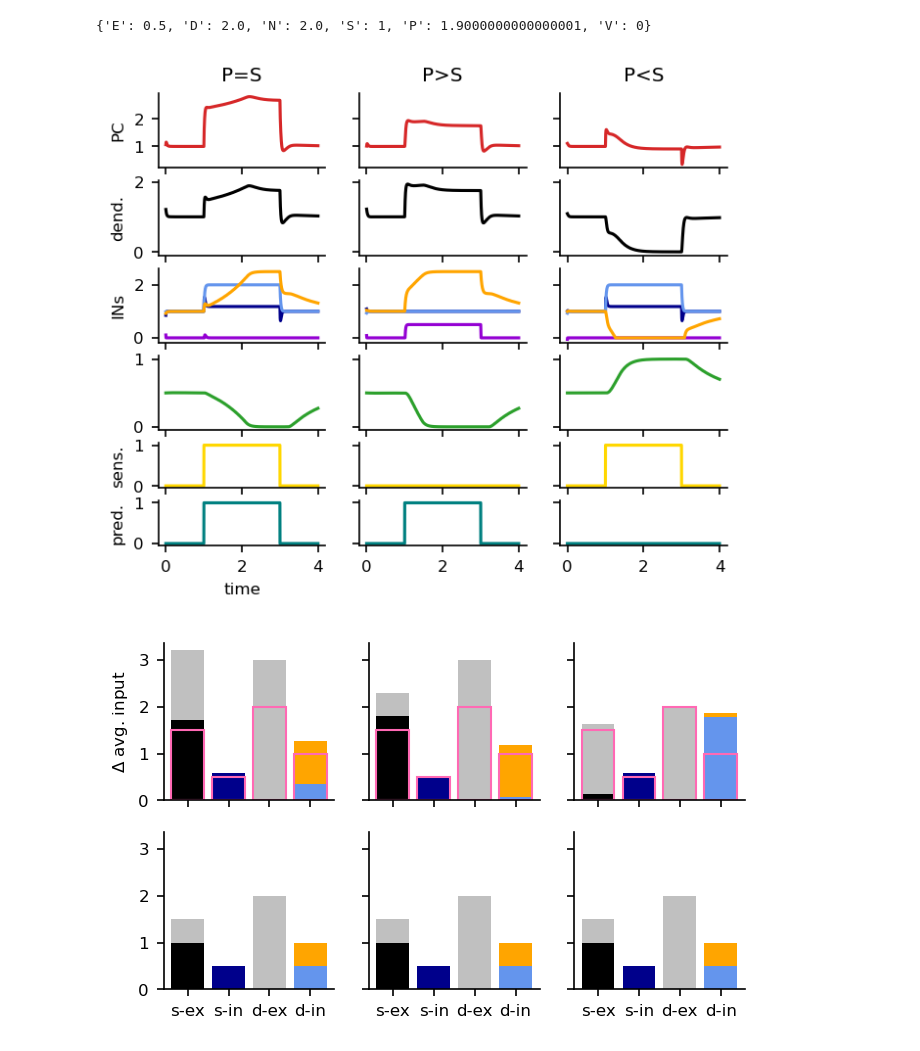
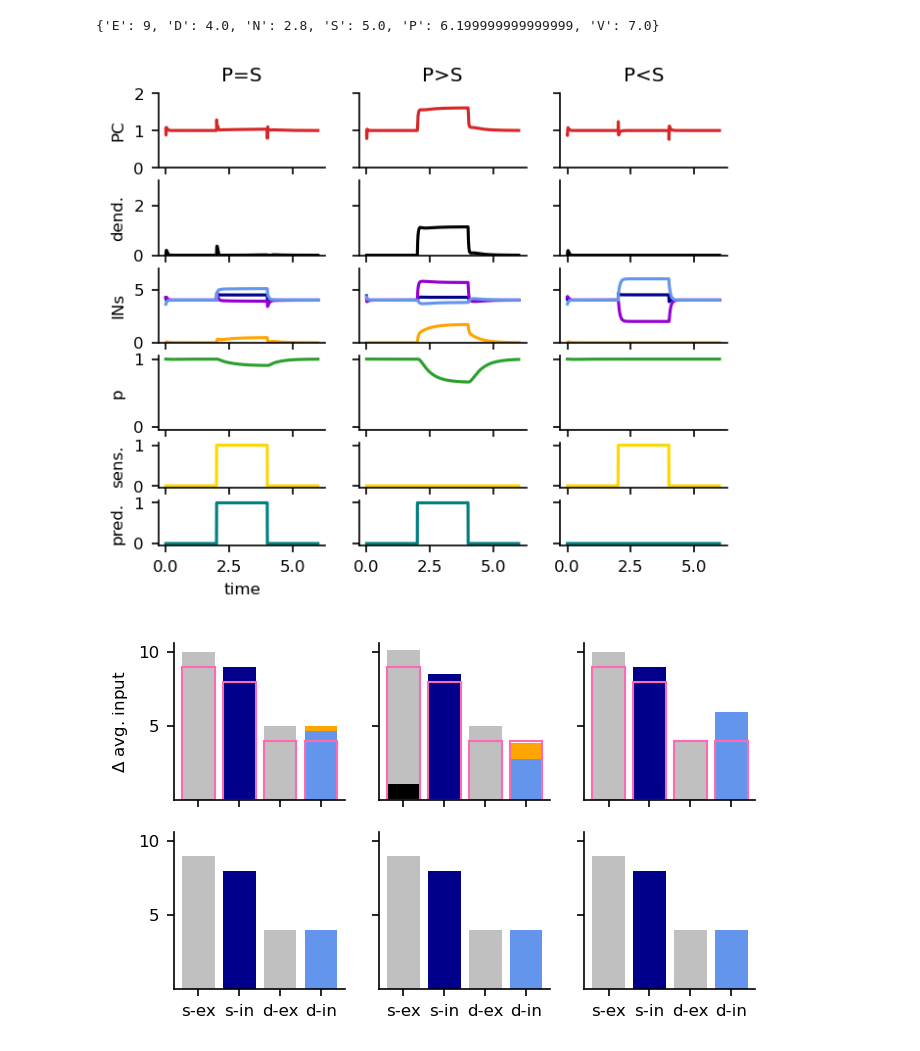
Before and after one commit to LNaumann/NDNF_control_inhibition_Naumann25, a Jupyter notebook: code/playground_predictive_coding.ipynb, the cells around one changed output. Drawn from its saved outputs; the diff is of its cells as text; code cells hidden in the pictures.

```diff
--- a/code/playground_predictive_coding.ipynb
+++ b/code/playground_predictive_coding.ipynb
@@ -57,16 +65,16 @@ def slice_dict(dic, ts, te):
     return dic_new
 # %%
 # simulation parameters
-dur_tot = 10000  # ms
+dur_tot = 14000  # ms
 dt = 1  # ms
 t = np.arange(0, dur_tot, dt)
 nt = len(t)
 
 # construct input: fully prediced, overpredicted, underpredicted
 amp = 1
-fp_s, fp_e = 1000, 3000
-op_s, op_e = 4000, 6000
-up_s, up_e = 7000, 9000
+fp_s, fp_e = 2000, 4000
+op_s, op_e = 6000, 8000
+up_s, up_e = 10000, 12000
 
 sensory = np.zeros(nt)
 sensory[fp_s:fp_e] = amp
@@ -87,19 +98,24 @@ xFF['N'] = np.tile(prediction, [N_cells['N'], 1]).T
 # %%
 # run network, simulate 3 conditions separately to avoid long-lasting effects
-dur = 4000
-buffer = 1000
+dur = 6000
+buffer = 2000
 xFFfp = slice_dict(xFF, fp_s-buffer, fp_e+buffer)
 xFFop = slice_dict(xFF, op_s-buffer, op_e+buffer)
 xFFup = slice_dict(xFF, up_s-buffer, up_e+buffer)
+
+# rN0 = 4
+calc_bg_input = True
+scale_w_by_p = True
+
 # t, rE, rD, rS, rN, rP, rV, p, cGABA, other = model.run(dur, xFF, dt=dt, rE0=1, rP0=4, rS0=4, rV0=4, rD0=0, p0=0.5, calc_bg_input=True)
-t, rEfp, rDfp, rSfp, rNfp, rPfp, rVfp, pfp, cGABAfp, other = model.run(dur, xFFfp, dt=dt, rE0=rE0, rP0=rP0, rS0=rS0, rV0=rV0, rN0=rN0, rD0=rD0, p0=p0, calc_bg_input=True)
-t, rEop, rDop, rSop, rNop, rPop, rVop, pop, cGABAop, other = model.run(dur, xFFop, dt=dt, rE0=rE0, rP0=rP0, rS0=rS0, rV0=rV0, rN0=rN0, rD0=rD0, p0=p0, calc_bg_input=True)
-t, rEup, rDup, rSup, rNup, rPup, rVup, pup, cGABAup, other = model.run(dur, xFFup, dt=dt, rE0=rE0, rP0=rP0, rS0=rS0, rV0=rV0, rN0=rN0, rD0=rD0, p0=p0, calc_bg_input=True)
+t, rEfp, rDfp, rSfp, rNfp, rPfp, rVfp, pfp, cGABAfp, other = model.run(dur, xFFfp, dt=dt, rE0=rE0, rP0=rP0, rS0=rS0, rV0=rV0, rN0=rN0, rD0=rD0, p0=p0, calc_bg_input=calc_bg_input, scale_w_by_p=scale_w_by_p)
+t, rEop, rDop, rSop, rNop, rPop, rVop, pop, cGABAop, other = model.run(dur, xFFop, dt=dt, rE0=rE0, rP0=rP0, rS0=rS0, rV0=rV0, rN0=rN0, rD0=rD0, p0=p0, calc_bg_input=calc_bg_input, scale_w_by_p=scale_w_by_p)
+t, rEup, rDup, rSup, rNup, rPup, rVup, pup, cGABAup, other = model.run(dur, xFFup, dt=dt, rE0=rE0, rP0=rP0, rS0=rS0, rV0=rV0, rN0=rN0, rD0=rD0, p0=p0, calc_bg_input=calc_bg_input, scale_w_by_p=scale_w_by_p)
 
 print(model.Xbg)
 t = t/1000
 # %% [output]
-{'E': 0.5, 'D': 2.0, 'N': 2.0, 'S': 1, 'P': 1.9000000000000001, 'V': 0}
+{'E': 9, 'D': 4.0, 'N': 2.8, 'S': 5.0, 'P': 6.199999999999999, 'V': 7.0}
 # %%
 def plot_stacked_bar(x, y, c, ax, ts=1000, te=3000):
     bottom = 0
@@ -125,11 +141,13 @@ for i, cond in enumerate(['fp', 'op', 'up']):
     ax[0, i].set(title=titles[i])
 
 # labels
-ax[0, 0].set(ylabel='PC')
-ax[1, 0].set(ylabel='dend.')
-ax[2, 0].set(ylabel='INs')
-ax[4, 0].set(ylabel='sens.')
-ax[5, 0].set(ylabel='pred.', xlabel='time')
+ax[0, 0].set(ylabel='PC', ylim=[0, 2])
+ax[1, 0].set(ylabel='dend.', ylim=[0, 3])
+ax[2, 0].set(ylabel='INs', ylim=[0, 7])
+ax[3, 0].set(ylabel='p', ylim=[-0.05, 1.05])
+ax[4, 0].set(ylabel='sens.', ylim=[-0.05, 1.05])
+ax[5, 0].set(ylabel='pred.', xlabel='time', ylim=[-0.05, 1.05])
+
 plt.show()
 
 # plot excitation and inhibition to soma and dendrite
@@ -142,32 +160,32 @@ for i, cond in enumerate(['fp', 'op', 'up']):
     dend_exc = np.mean((model.Ws['DE'] @ eval('rE'+cond).T + eval('xFF'+cond)['D'] + model.Xbg['D']), axis=0)
     dend_inh = np.mean((eval('p'+cond)*(model.Ws['DS'] @ eval('rS'+cond).T) + model.Ws['DN'] @ eval('cGABA'+cond).T), axis=0)
 
     ED = np.mean(model.wED * eval('rD'+cond), axis=1)
     xE = np.mean(eval('xFF'+cond)['E'] + model.Xbg['E'], axis=1)
     EP = np.mean((model.Ws['EP'] @ eval('rP'+cond).T), axis=0)
     DE = np.mean((model.Ws['DE'] @ eval('rE'+cond).T), axis=0)
     xD = np.mean(eval('xFF'+cond)['D'] + model.Xbg['D'], axis=1)
     DS = np.mean((eval('p'+cond)*(model.Ws['DS'] @ eval('rS'+cond).T)), axis=0)
     DN = np.mean((model.Ws['DN'] @ eval('cGABA'+cond).T), axis=0)
 
     # during stimulus/prediction
     plot_stacked_bar(['s-ex'], [ED, xE], c=['k', 'silver'], ax=ax1[0, i], ts=ts, te=te)
     plot_stacked_bar(['s-in'], [EP], c=['darkblue'], ax=ax1[0, i], ts=ts, te=te)
     plot_stacked_bar(['d-ex'], [DE, xD], c=['C3', 'silver'], ax=ax1[0, i], ts=ts, te=te)
     plot_stacked_bar(['d-in'], [DS, DN], c=['cornflowerblue', 'orange'], ax=ax1[0, i], ts=ts, te=te)
 
     # baseline for comparison
     s_ex_bl = plot_stacked_bar(['s-ex'], [ED, xE], c=['k', 'silver'], ax=ax1[1, i], ts=200, te=ts)
     s_in_bl = plot_stacked_bar(['s-in'], [EP], c=['darkblue'], ax=ax1[1, i], ts=200, te=ts)
     d_ex_bl = plot_stacked_bar(['d-ex'], [DE, xD], c=['C3', 'silver'], ax=ax1[1, i], ts=200, te=ts)
     d_in_bl = plot_stacked_bar(['d-in'], [DS, DN], c=['cornflowerblue', 'orange'], ax=ax1[1, i], ts=200, te=ts)
 
     ax1[0, i].bar([0, 1, 2, 3], [s_ex_bl, s_in_bl, d_ex_bl, d_in_bl], color='None', edgecolor='hotpink')
 
     # ax1[i].bar(['s-ex', 's-in', 'd-ex', 'd-in'], [soma_exc_diff, soma_inh_diff, dend_exc_diff, dend_inh_diff],
             #   color=['lightcoral', 'lightblue', 'darkred', 'darkblue'])
 ax1[0, 0].set(ylabel=r'$\Delta$ avg. input')
 plt.show()
 # %% [output]
-[figure, old version]
+[figure, new version]
-[figure, old version]
+[figure, new version]
```
Also changed, not shown: parts of 4 cells of this notebook.
